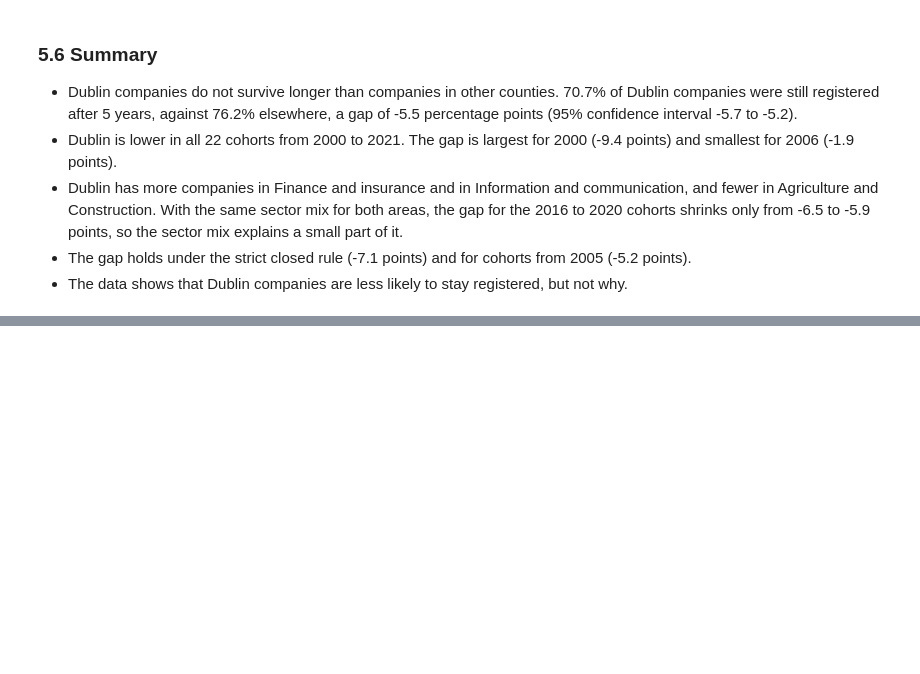
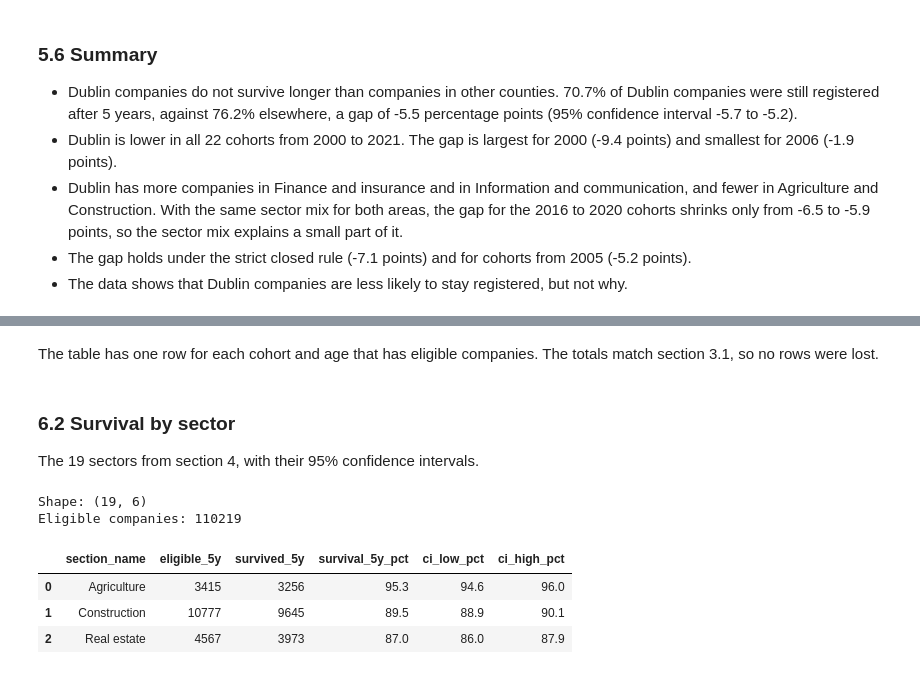
Before and after one commit to temulenbd/irish-company-survival-analysis, a Jupyter notebook: notebooks/3_statistical_analysis.ipynb, the cells around one changed output, grey strips where cells are left out. Saved outputs shown, nothing was run; the diff lists cells and outputs as text; code cells hidden in the pictures; blank space fills up the shorter version.

Commit message:
Notebook 3: save survival tables for Power BI

```diff
--- a/notebooks/3_statistical_analysis.ipynb
+++ b/notebooks/3_statistical_analysis.ipynb
@@ -971,0 +1011,25 @@ Dublin is lower in all 3 checks. With the strict closed rule, the rates are 65.8
+# %% [markdown]
+The table has one row for each cohort and age that has eligible companies. The totals match section 3.1, so no rows were lost.
+# %% [markdown]
+### 6.2 Survival by sector
+
+The 19 sectors from section 4, with their 95% confidence intervals.
+# %%
+# Sector table from section 4.2, with the sector name as a normal column
+sector_survival = sectors.reset_index()[
+    ["section_name", "eligible_5y", "survived_5y", "survival_5y_pct", "ci_low_pct", "ci_high_pct"]]
+
+sector_survival.to_csv("../data/processed/sector_survival.csv", index=False)
+
+# Check: reload the saved file
+check = pd.read_csv("../data/processed/sector_survival.csv")
+print("Shape:", check.shape)
+print("Eligible companies:", check["eligible_5y"].sum(), "\n")
+check.head(3)
+# %% [output]
+Shape: (19, 6)
+Eligible companies: 110219
+|  | section_name | eligible_5y | survived_5y | survival_5y_pct | ci_low_pct | ci_high_pct |
+| 0 | Agriculture | 3415 | 3256 | 95.3 | 94.6 | 96.0 |
+| 1 | Construction | 10777 | 9645 | 89.5 | 88.9 | 90.1 |
+| 2 | Real estate | 4567 | 3973 | 87.0 | 86.0 | 87.9 |
```
Also changed, not shown: parts of 6 cells of this notebook, 3 other files.
